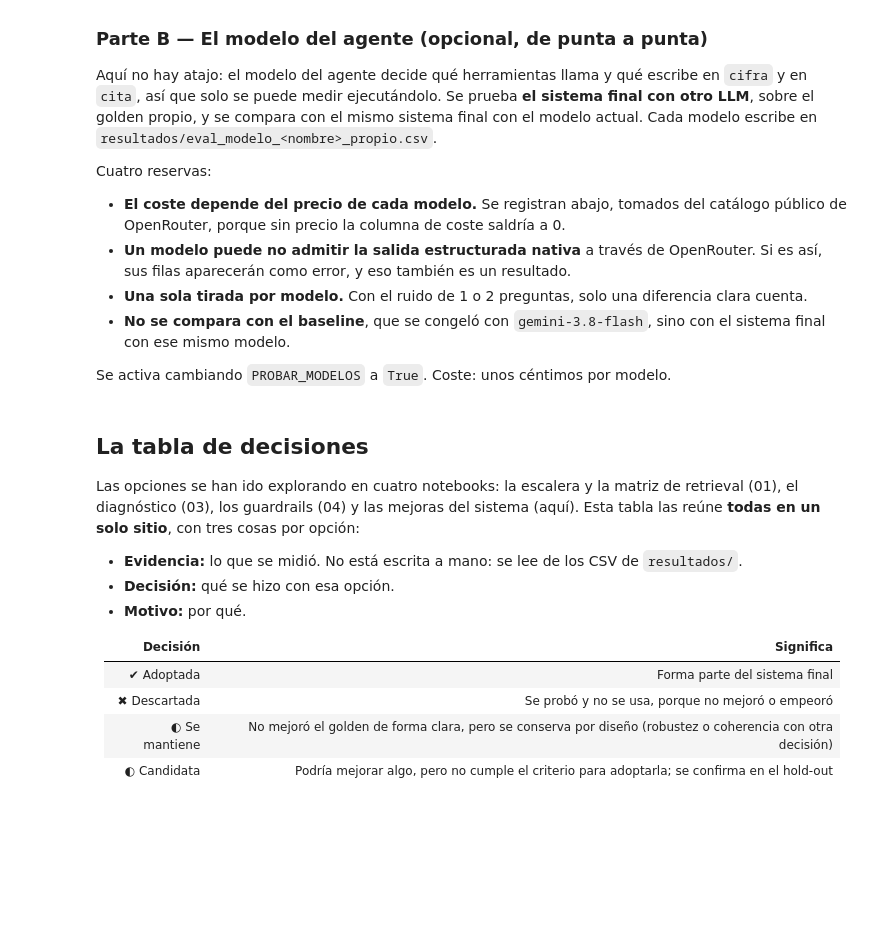
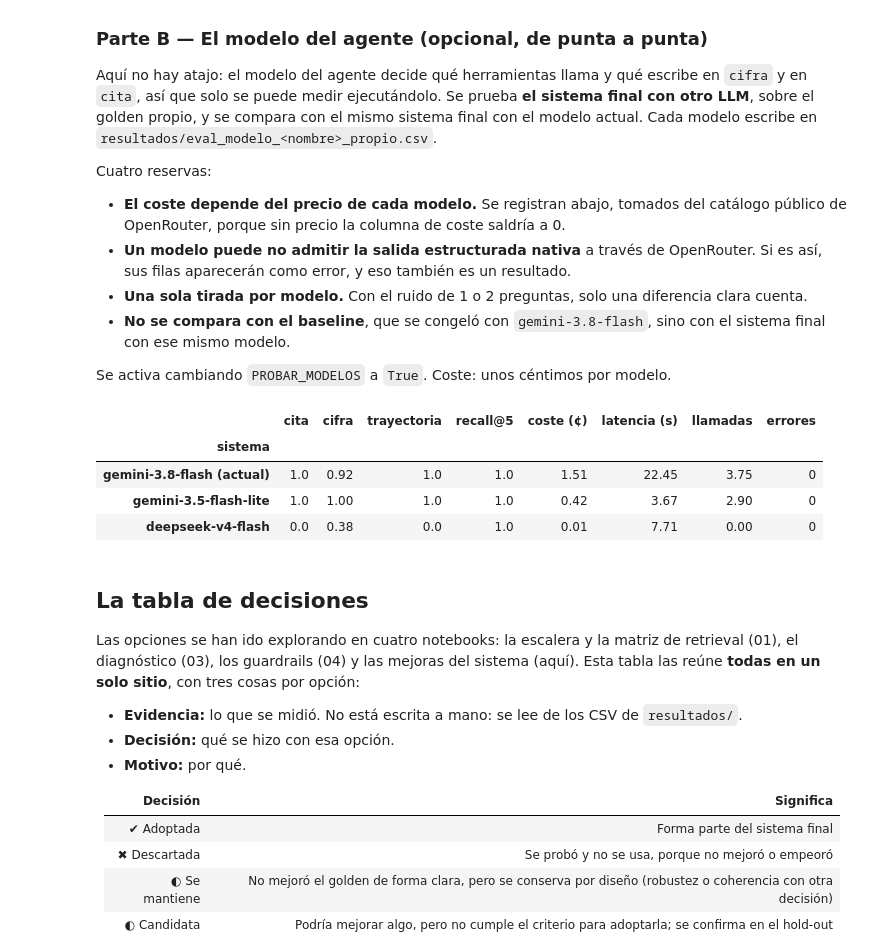
Before and after one commit to eglezarr/sec-10k-agents, a Jupyter notebook: notebooks/05_mejoras_y_evaluacion.ipynb, the cells around one changed output. Cells and saved outputs as stored; diff of their text form; code cells hidden in the pictures; blank space fills up the shorter version.

```diff
--- a/notebooks/05_mejoras_y_evaluacion.ipynb
+++ b/notebooks/05_mejoras_y_evaluacion.ipynb
@@ -150,0 +200,15 @@ EVAL["final", "huecos"] = correr("final", "huecos")
+# %%
+PROBAR_CIFRAS = False    # True: ejecuta este sistema opcional (cuesta dinero)
+
+for golden in ("propio", "oficial"):
+    ruta = RES / f"eval_cifras_comparadas_{golden}.csv"
+    if PROBAR_CIFRAS or ruta.exists():
+        EVAL["cifras_comparadas", golden] = correr("cifras_comparadas", golden)
+
+if ("cifras_comparadas", "propio") in EVAL:
+    df = EVAL["cifras_comparadas", "propio"]
+    comparativas = df[df["familia"] == "comparativa"]
+    columnas = [c for c in ("id", "cifra_ok", "cifra_agente", "cifra_anterior", "variacion_pct", "n_avisos") if c in df]
+    display(comparativas[columnas])
+else:
+    print("Sin ejecutar (PROBAR_CIFRAS = False y no hay CSV de este sistema).")
@@ -370,30 +566,36 @@ Se activa cambiando `PROBAR_MODELOS` a `True`. Coste: unos céntimos por modelo.
 # %%
 from agente import trazas
 
-PROBAR_MODELOS = False    # True: ejecuta los modelos alternativos (cuesta dinero)
+PROBAR_MODELOS = True    # True: ejecuta los modelos alternativos (cuesta dinero)
 
 MODELOS = {   # nombre: (id en OpenRouter, $/M tokens de entrada, $/M de salida)
     "gemini-3.5-flash-lite": ("openrouter:google/gemini-3.5-flash-lite", 0.30, 2.50),
     "deepseek-v4-flash": ("openrouter:deepseek/deepseek-v4-flash", 0.04, 0.08),
 }
 for nombre, (modelo, precio_entrada, precio_salida) in MODELOS.items():
     trazas.PRECIOS_OPENROUTER[modelo.split(":", 1)[-1]] = (precio_entrada, precio_salida)
 
 EVAL_MODELOS = {}
 if PROBAR_MODELOS:
     for nombre, (modelo, _, _) in MODELOS.items():
         ruta = RES / f"eval_modelo_{nombre}_propio.csv"
         if ruta.exists() and not REPETIR:
             EVAL_MODELOS[nombre] = ajustar(pd.read_csv(ruta))
         else:
             EVAL_MODELOS[nombre] = ajustar(interfaz.evaluar(str(GOLDENS["propio"]), etiqueta=f"modelo_{nombre}_propio",
                                                             config="final", modelo=modelo))
 
     filas = [evaluadores.resumir(EVAL["final", "propio"], "gemini-3.8-flash (actual)")]
     filas += [evaluadores.resumir(df, nombre) for nombre, df in EVAL_MODELOS.items()]
     display(pd.DataFrame(filas).set_index("sistema")[list(COLUMNAS)].rename(columns=COLUMNAS).round(2))
 else:
     print("Desactivado (PROBAR_MODELOS = False).")
+# %% [output]
+|  | cita | cifra | trayectoria | recall@5 | coste (¢) | latencia (s) | llamadas | errores |
+| sistema |  |  |  |  |  |  |  |  |
+| gemini-3.8-flash (actual) | 1.0 | 0.92 | 1.0 | 1.0 | 1.51 | 22.45 | 3.75 | 0 |
+| gemini-3.5-flash-lite | 1.0 | 1.00 | 1.0 | 1.0 | 0.42 | 3.67 | 2.90 | 0 |
+| deepseek-v4-flash | 0.0 | 0.38 | 0.0 | 1.0 | 0.01 | 7.71 | 0.00 | 0 |
 # %% [markdown]
 ## La tabla de decisiones
 
```
Also changed, not shown: parts of 18 cells of this notebook, 6 other files.
